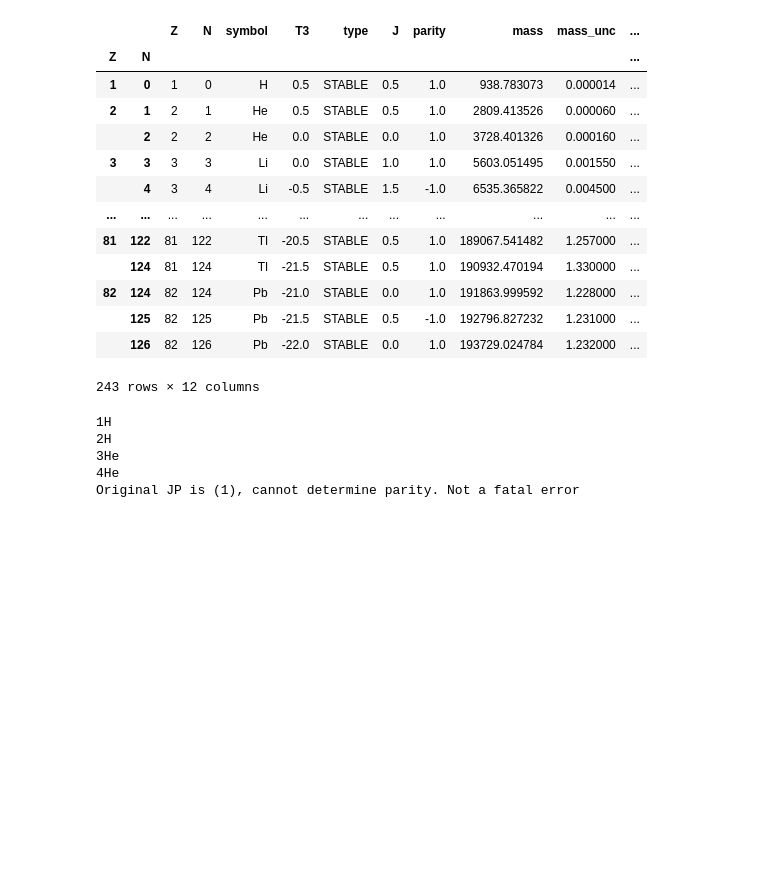
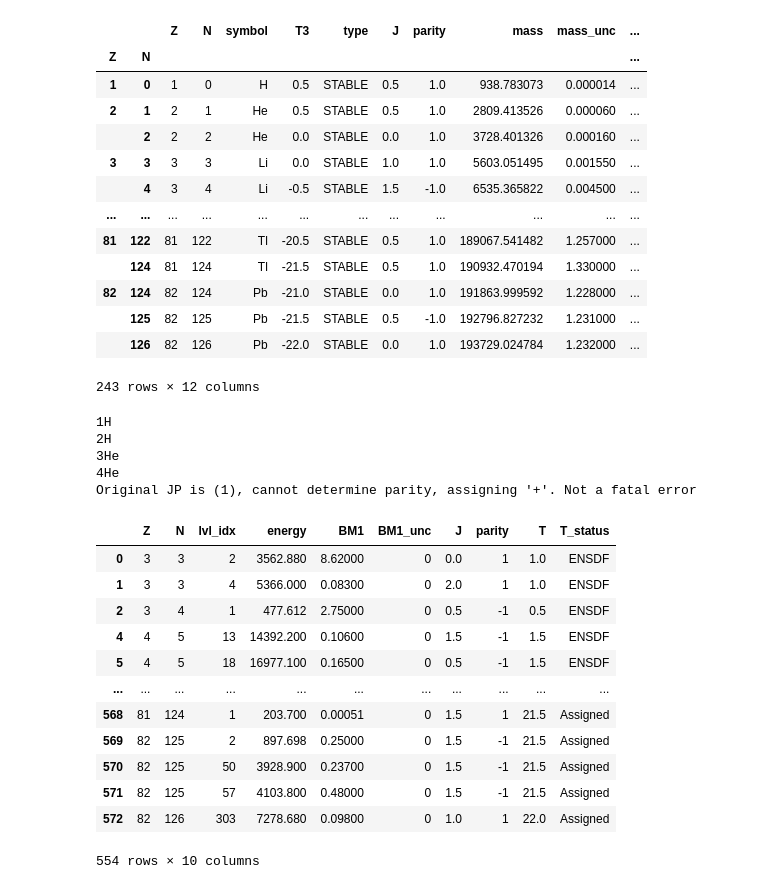
Before and after one commit to schedges/reactor_NC_calcs, a Jupyter notebook: calculator.ipynb, the cells around one changed output. Cells and saved outputs as stored; diff of their text form; code cells hidden in the pictures; blank space fills up the shorter version.

```diff
--- a/calculator.ipynb
+++ b/calculator.ipynb
@@ -217,36 +219,50 @@ def parseGammas(symbol):
 #Parses file generated from  nds.iaea.org/relnsd/v1/data?fields=gammas&nuclides=<A><symbol>
 #to generate a list of the excited states of a specifiic nucleus. The main point here
 #is to get the energy, twoJ, parity, and B(M1) value.
 #
 #Then parses output of nds.iaea.org/relnsd/v1/data?fields=levels&nuclides=<A><symbol>
 #to get the isospin of thes excited states.
 all_levels = []
 for _,entry in df_groundStates.iterrows():
   if entry["type"]=="STABLE":
     A = int(entry["Z"] + entry["N"])
     symbol = str(A)+entry["symbol"]
     levels = parseGammas(symbol)
     all_levels.extend(list(levels.values()))
 
 
 #Now try to assign isopin of excited states to the isospin of the gnd state, up to the IAS
 for level in all_levels:
-  if level["T_status"] is None:
+  if pd.notna(level["T_status"]):
     deltaEc = 1.44*(level["Z"]+0.5)*math.pow(level["Z"]+level["N"],-1./3.) - 1.13
-    if df_groundStates.loc[(level["Z"]+1,level["N"]-1)]["mass_excess"] is not None:
+    if pd.notna(df_groundStates.loc[(level["Z"]+1,level["N"]-1)]["mass_excess"]):
       Ex_ias = deltaEc + df_groundStates.loc[(level["Z"]+1,level["N"]-1)]["mass_excess"] - df_groundStates.loc[(level["Z"],level["N"])]["mass_excess"] + mass_excess_H - mass_excess_n
       if level["energy"]/1000. < Ex_ias-0.5:
         level["T"] = df_groundStates.loc[(level["Z"],level["N"])]["T"]
         level["T_status"] = "Assigned"
 
 df_levels = pd.DataFrame(all_levels)
 df_levels_with_isospin = df_levels[df_levels["T"].notna()]
+df_levels_with_isospin
 # %% [output]
 1H
 2H
 3He
 4He
-Original JP is (1), cannot determine parity. Not a fatal error
+Original JP is (1), cannot determine parity, assigning '+'. Not a fatal error
+|  | Z | N | lvl_idx | energy | BM1 | BM1_unc | J | parity | T | T_status |
+| 0 | 3 | 3 | 2 | 3562.880 | 8.62000 | 0 | 0.0 | 1 | 1.0 | ENSDF |
+| 1 | 3 | 3 | 4 | 5366.000 | 0.08300 | 0 | 2.0 | 1 | 1.0 | ENSDF |
+| 2 | 3 | 4 | 1 | 477.612 | 2.75000 | 0 | 0.5 | -1 | 0.5 | ENSDF |
+| 4 | 4 | 5 | 13 | 14392.200 | 0.10600 | 0 | 1.5 | -1 | 1.5 | ENSDF |
+| 5 | 4 | 5 | 18 | 16977.100 | 0.16500 | 0 | 0.5 | -1 | 1.5 | ENSDF |
+| ... | ... | ... | ... | ... | ... | ... | ... | ... | ... | ... |
+| 568 | 81 | 124 | 1 | 203.700 | 0.00051 | 0 | 1.5 | 1 | 21.5 | Assigned |
+| 569 | 82 | 125 | 2 | 897.698 | 0.25000 | 0 | 1.5 | -1 | 21.5 | Assigned |
+| 570 | 82 | 125 | 50 | 3928.900 | 0.23700 | 0 | 1.5 | -1 | 21.5 | Assigned |
+| 571 | 82 | 125 | 57 | 4103.800 | 0.48000 | 0 | 1.5 | -1 | 21.5 | Assigned |
+| 572 | 82 | 126 | 303 | 7278.680 | 0.09800 | 0 | 1.0 | 1 | 22.0 | Assigned |
+554 rows × 10 columns
 # %%
 #Code for parsing bm and bp files containing information about beta decays
 #Pass in either beta+ or beta- folder, get list of files, step through parsing and extracting relevant info.
```
Also changed, not shown: parts of 6 cells of this notebook.
